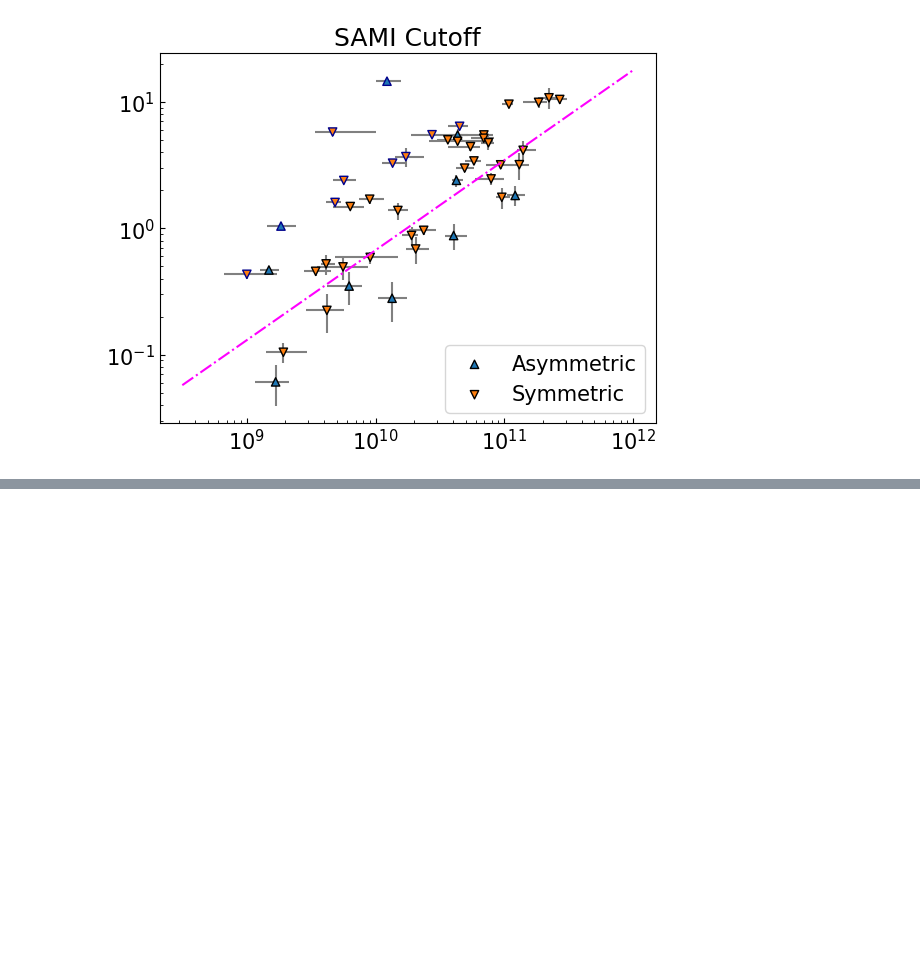
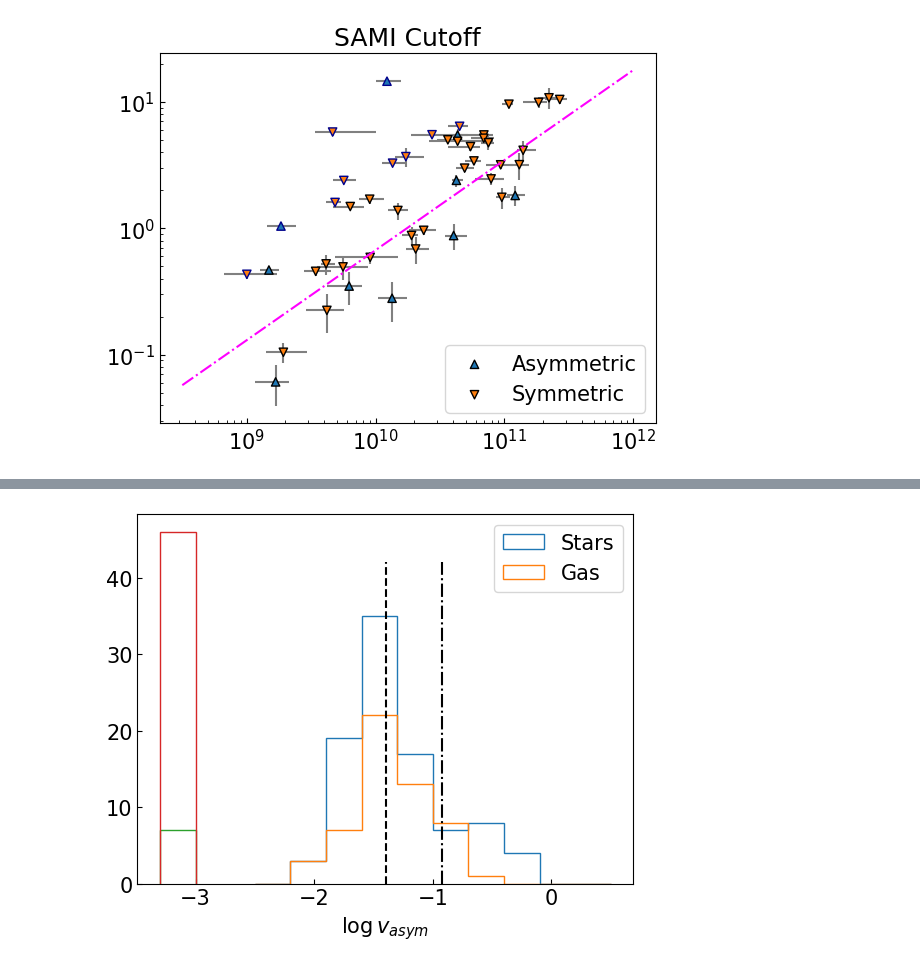
Before and after one commit to r-bagge/MAGPI_kinematics, a Jupyter notebook: plots.ipynb, the cells around one changed output, grey strips where cells are left out. Cells and saved outputs as stored; diff of their text form; code cells hidden in the pictures; blank space fills up the shorter version.

```diff
--- a/plots.ipynb
+++ b/plots.ipynb
@@ -219,7 +220,28 @@ one_re = pd.read_csv("/Users/z5408076/Documents/OneDrive - UNSW/MAGPI_csv/MAGPI_
 prospect = pd.read_csv("/Users/z5408076/Documents/OneDrive - UNSW/MAGPI_csv/MAGPI_ProSpectCat_v0.1.csv")
 bpt = pd.read_csv("/Users/z5408076/Documents/OneDrive - UNSW/MAGPI_csv/MAGPI_kinemetry_sample_BPT.csv")
 galfit = pd.read_csv("/Users/z5408076/Documents/OneDrive - UNSW/MAGPI_csv/MAGPI_GalfitSersicCat_v0.1.csv")
+ssp = pd.read_csv("/Users/z5408076/Documents/OneDrive - UNSW/MAGPI_csv/MAGPI_ApertureSpectra_StellarPops_V1.0_SPV.csv")
 prospect = prospect[prospect["MAGPIID"].isin(sample["MAGPIID"])]
 bpt = bpt[bpt['MAGPIID'].isin(sample["MAGPIID"])]
 galfit = galfit[galfit["MAGPIID"].isin(sample["MAGPIID"])]
 one_re = one_re[one_re["MAGPIID"].isin(sample["MAGPIID"])]
+ssp = ssp[ssp["MAGPIID"].isin(sample["MAGPIID"])]
+
+vs_s05 = sample["v_asym_s"].to_numpy()
+vg_s05 = sample["v_asym_g"].to_numpy()
+vs_s05_err = sample['v_asym_s_err'].to_numpy()
+vg_s05_err = sample['v_asym_g_err'].to_numpy()
+vs_1re = one_re["v_asym_s"].to_numpy()
+vg_1re = one_re['v_asym_g'].to_numpy()
+vs_1re_err = one_re["v_asym_s_err"].to_numpy()
+vg_1re_err = one_re['v_asym_g_err'].to_numpy()
+
+# vs_1re_err[np.isnan(vs_1re)]=0
+# vg_1re_err[np.isnan(vg_1re)]=0
+# vs_1re[np.isnan(vs_1re)]=1e-3
+# vg_1re[np.isnan(vg_1re)]=1e-3
+#
+# vs_s05[np.isnan(vs_s05)]=1e-3
+# vg_s05[np.isnan(vg_s05)]=1e-3
+# vs_s05_err[np.isnan(vs_s05_err)]=0
+# vg_s05_err[np.isnan(vg_s05_err)]=0
@@ -248,0 +314,13 @@ plt.savefig("plots/paper2/s05_vs_k1.pdf",bbox_inches="tight")
+# %%
+fig,ax = plt.subplots()
+ax.hist(np.log10(vs_s05),histtype="step",bins=np.arange(-2.5,0.6,0.3),label="Stars")
+ax.hist(np.log10(vg_s05),histtype="step",bins=np.arange(-2.5,0.6,0.3),label="Gas")
+ax.vlines(x=np.log10(0.12),ls="dashdot",color="k",ymin=0,ymax=42)
+ax.vlines(x=np.log10(0.04),ls="dashed",color="k",ymin=0,ymax=42)
+ax.hist(np.log10(vs_s05[vs_s05<2e-3]),histtype="step",bins=np.arange(-3.3,-2.7,0.3))
+ax.hist(np.log10(vg_s05[vg_s05<2e-3]),histtype="step",bins=np.arange(-3.3,-2.7,0.3))
+ax.set_xlabel(r"$\log v_{asym}$")
+ax.legend()
+plt.savefig("plots/paper2/v_asym_hist_sg.pdf",bbox_inches="tight")
+# %% [output]
+[figure, added]
```
Also changed, not shown: parts of 7 cells of this notebook, 2 other files.
